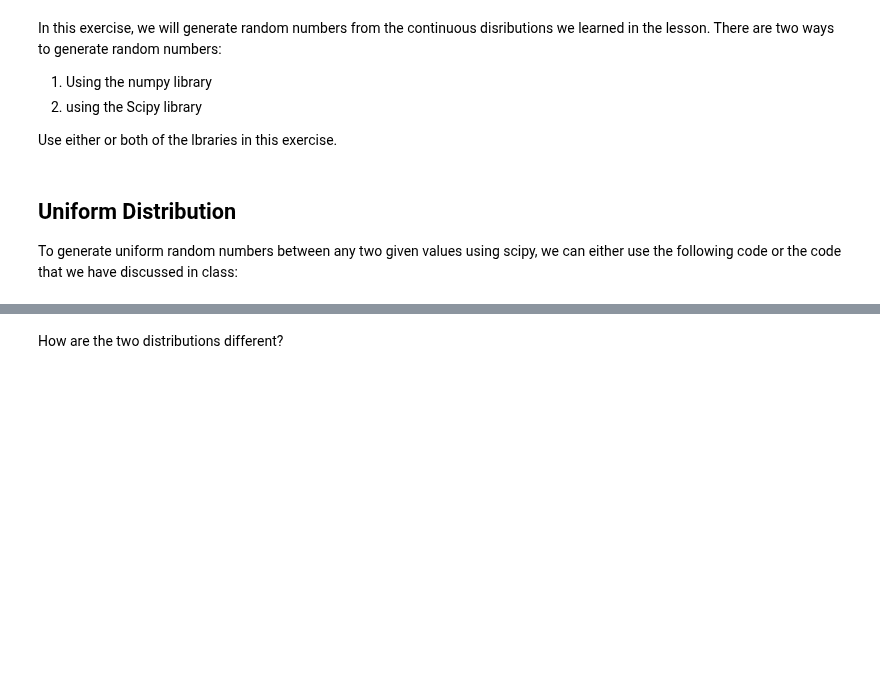
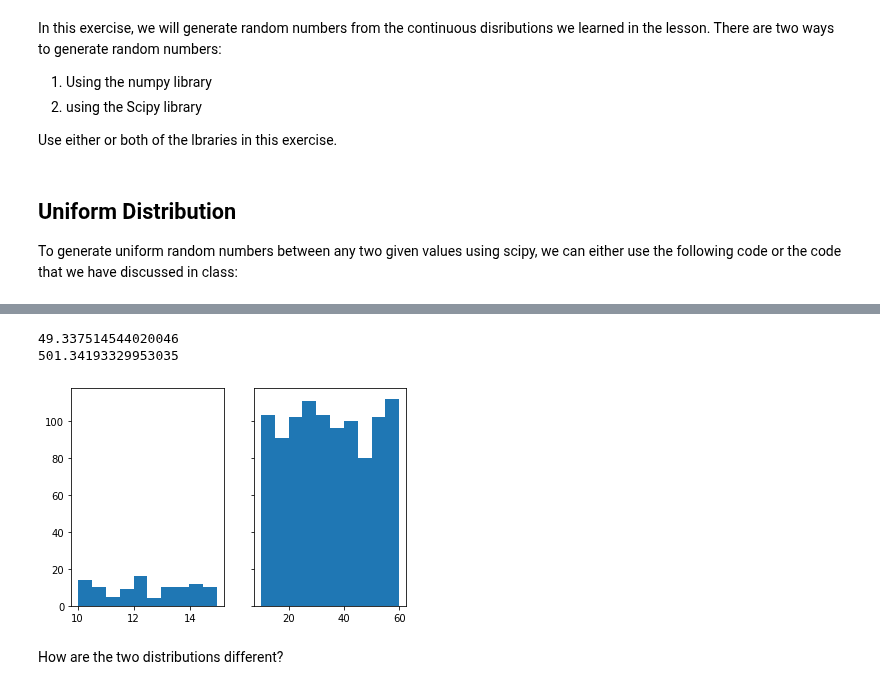
Before and after one commit to ta-data-lis/lab-probability-distributions, a Jupyter notebook: your-code/continuous.ipynb, the cells around one changed output, grey strips where cells are left out. Cells and saved outputs as stored; diff of their text form; code cells hidden in the pictures; blank space fills up the shorter version.

```diff
--- a/your-code/continuous.ipynb
+++ b/your-code/continuous.ipynb
@@ -47,2 +48,23 @@ Your output should look like below:
+# %%
+import matplotlib.pyplot as plt
+
+def uniform_dist(bottom, ceiling, count):
+    x = uniform.rvs(size=count)
+    print(sum(x))
+    a = bottom
+    b = ceiling
+    return a + (b-a)*x
+
+dist1 = uniform_dist(10, 15, 100)
+dist2 = uniform_dist(10, 60, 1000)
+
+fig, (ax1, ax2) = plt.subplots(1,2, sharey=True)
+ax1.hist(dist1)
+ax2.hist(dist2)
+plt.show()
+# %% [output]
+49.337514544020046
+501.34193329953035
+[figure, added]
 # %% [markdown]
 How are the two distributions different?
```
Also changed, not shown: parts of 30 cells of this notebook.
